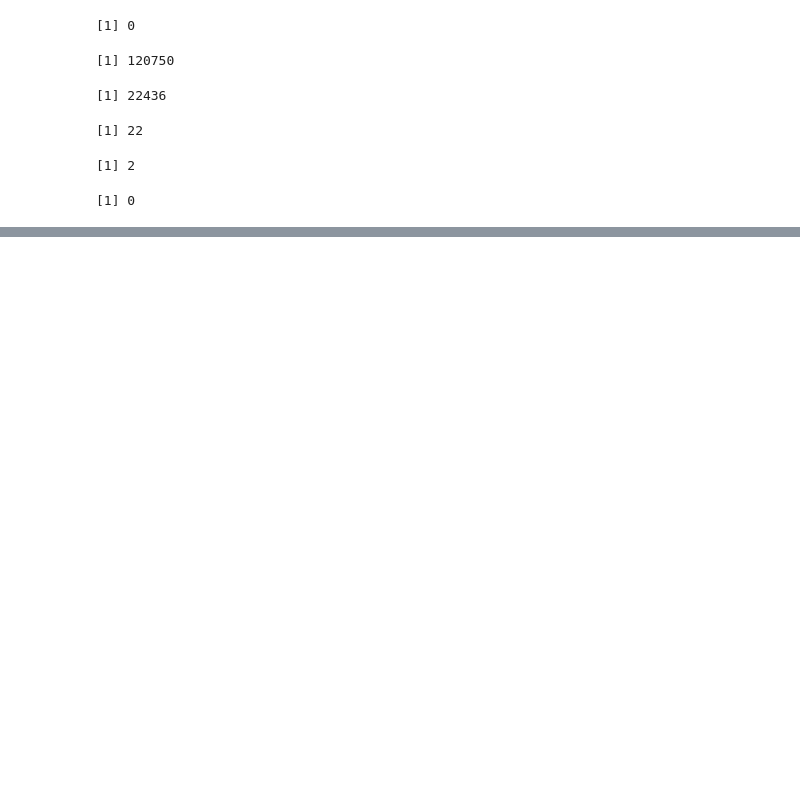
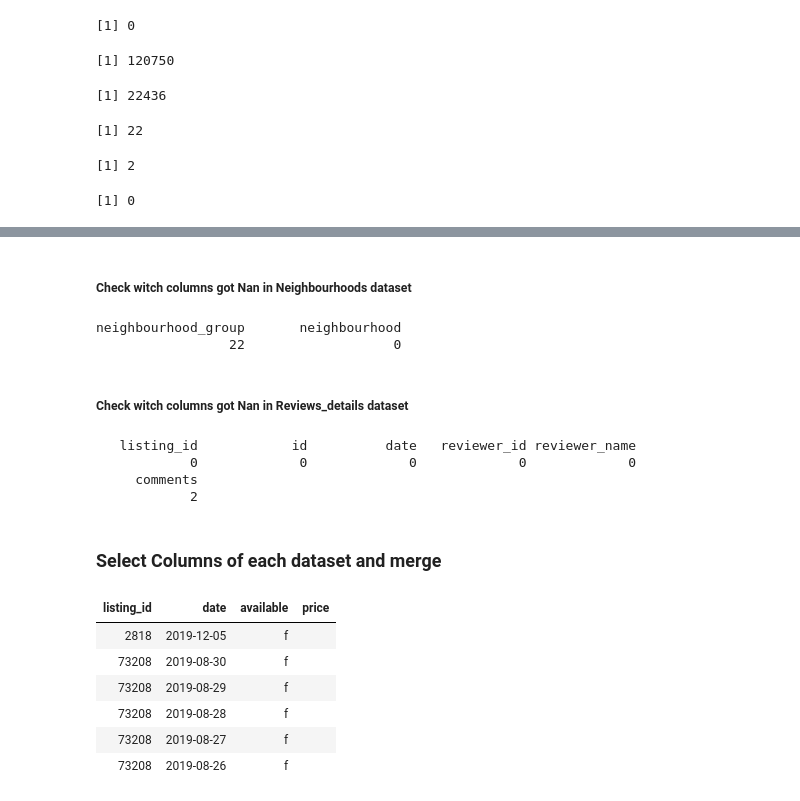
Before and after one commit to jengsen/Airbnb-R, a Jupyter notebook: PROJET R.ipynb, the cells around one changed output, grey strips where cells are left out. Cells and saved outputs as stored; diff of their text form; code cells hidden in the pictures; blank space fills up the shorter version.

```diff
--- a/PROJET R.ipynb
+++ b/PROJET R.ipynb
@@ -39,0 +77,28 @@ teacher <- read.csv('donation/Teachers.csv')
+# %% [markdown]
+##### Check witch columns got Nan in  Neighbourhoods dataset
+# %%
+colSums(is.na(neighbourhoods))
+# %% [output]
+neighbourhood_group       neighbourhood
+                 22                   0
+# %% [markdown]
+##### Check witch columns got Nan in Reviews_details dataset
+# %%
+colSums(is.na(reviews_details))
+# %% [output]
+   listing_id            id          date   reviewer_id reviewer_name
+            0             0             0             0             0
+     comments
+            2
+# %% [markdown]
+### Select Columns of each dataset and merge
+# %%
+head(calendar)
+# %% [output]
+| listing_id | date | available | price |
+| 2818 | 2019-12-05 | f |  |
+| 73208 | 2019-08-30 | f |  |
+| 73208 | 2019-08-29 | f |  |
+| 73208 | 2019-08-28 | f |  |
+| 73208 | 2019-08-27 | f |  |
+| 73208 | 2019-08-26 | f |  |
```
Also changed, not shown: parts of 23 cells of this notebook.
